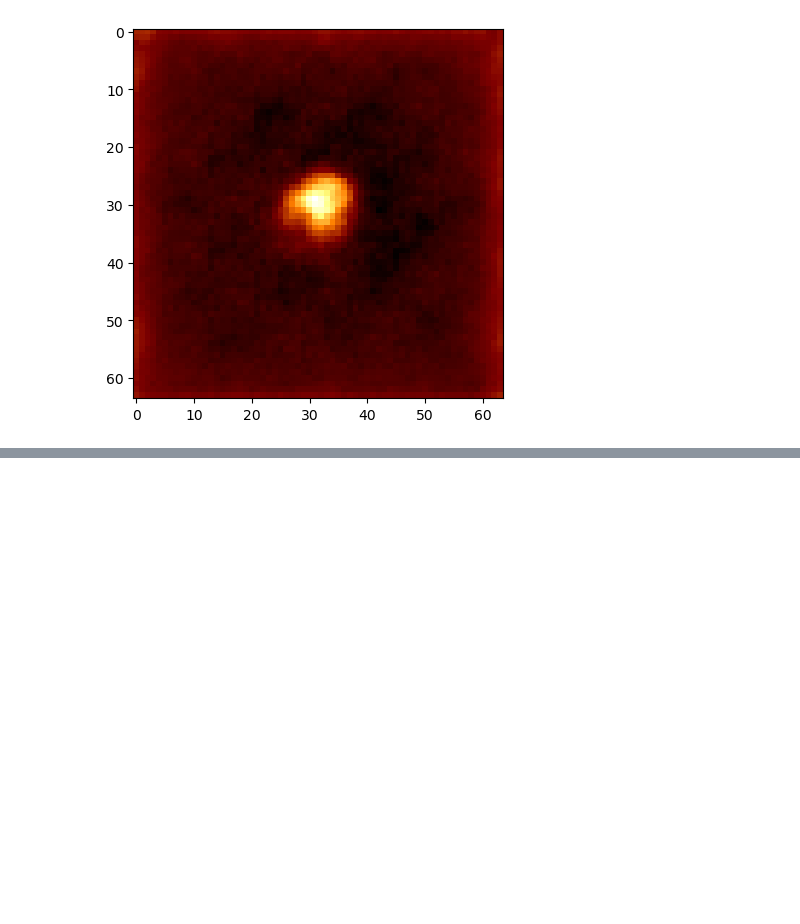
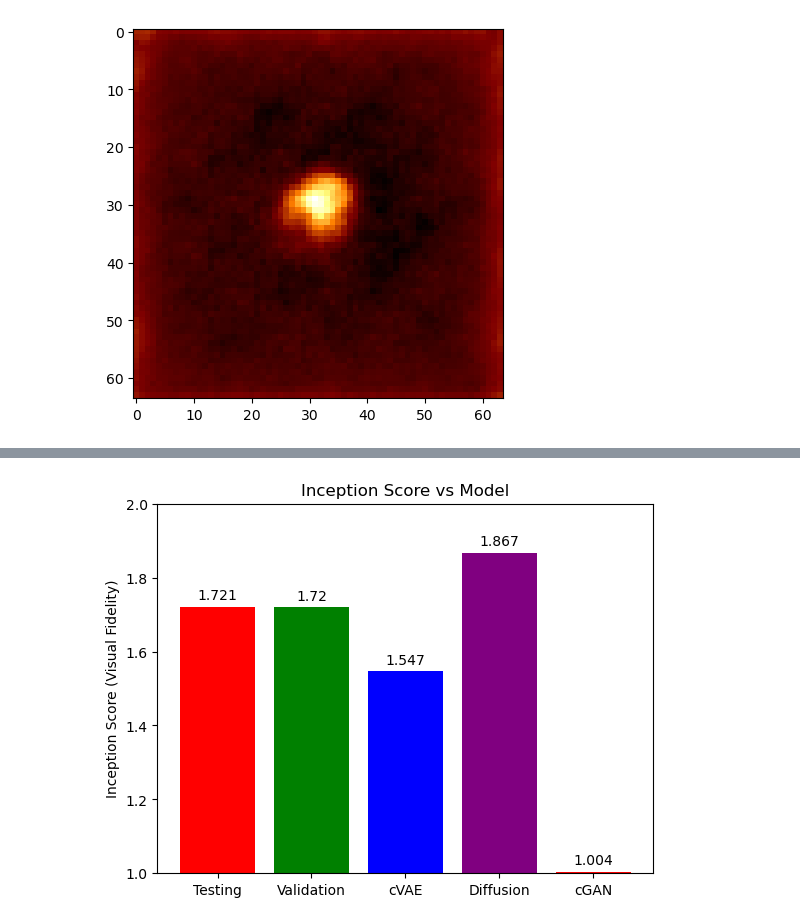
Before and after one commit to astrodatalab/photoz, a Jupyter notebook: code/generative_modeling/3_generative_models_comparison.ipynb, the cells around one changed output, grey strips where cells are left out. Cells and saved outputs as stored; diff of their text form; code cells hidden in the pictures; blank space fills up the shorter version.

```diff
--- a/code/generative_modeling/3_generative_models_comparison.ipynb
+++ b/code/generative_modeling/3_generative_models_comparison.ipynb
@@ -346,0 +459,30 @@ for i in range(len(hf_cvae)):
+# %%
+labels = ['Testing', 'Validation', 'cVAE', 'Diffusion', 'cGAN']
+values = [1.721, 1.72, 1.547, 1.867, 1.004]
+
+# Create figure and axes
+fig, ax = plt.subplots()
+
+# Generate the bars
+bars = plt.bar(labels, values, color=['red', 'green', 'blue', 'purple'])
+
+# Add some text for labels, title, and custom x-axis tick labels, etc.
+ax.set_ylabel('Inception Score (Visual Fidelity)')
+ax.set_title('Inception Score vs Model')
+ax.set_xticks(np.arange(len(labels)))
+ax.set_xticklabels(labels)
+
+# Label the bars with their values
+for bar in bars:
+    height = bar.get_height()
+    ax.annotate(f'{height}',
+                xy=(bar.get_x() + bar.get_width() / 2, height),
+                xytext=(0, 3),  # 3 points vertical offset
+                textcoords="offset points",
+                ha='center', va='bottom')
+
+plt.ylim(1, 2)
+
+plt.show()
+# %% [output]
+[figure, added]
```
Also changed, not shown: parts of 29 cells of this notebook, 27 other files.
